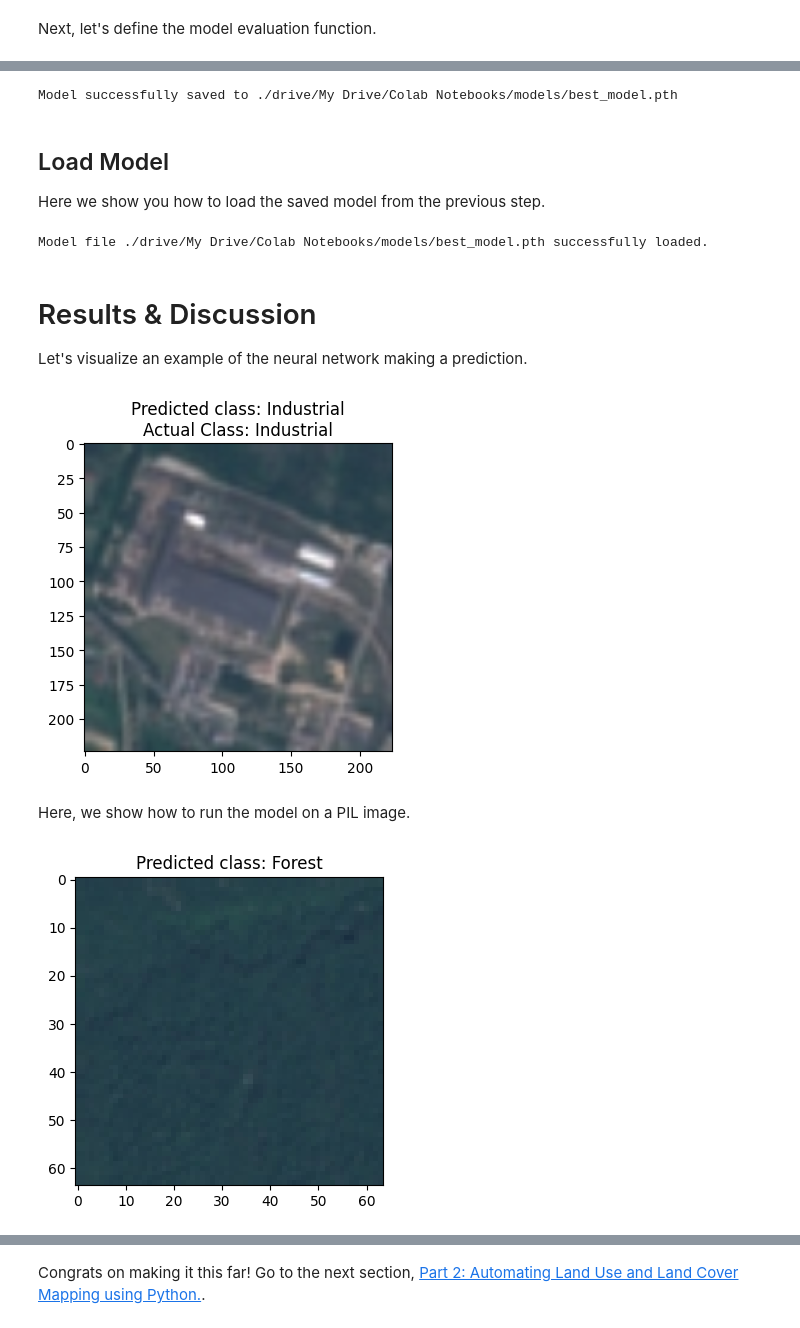
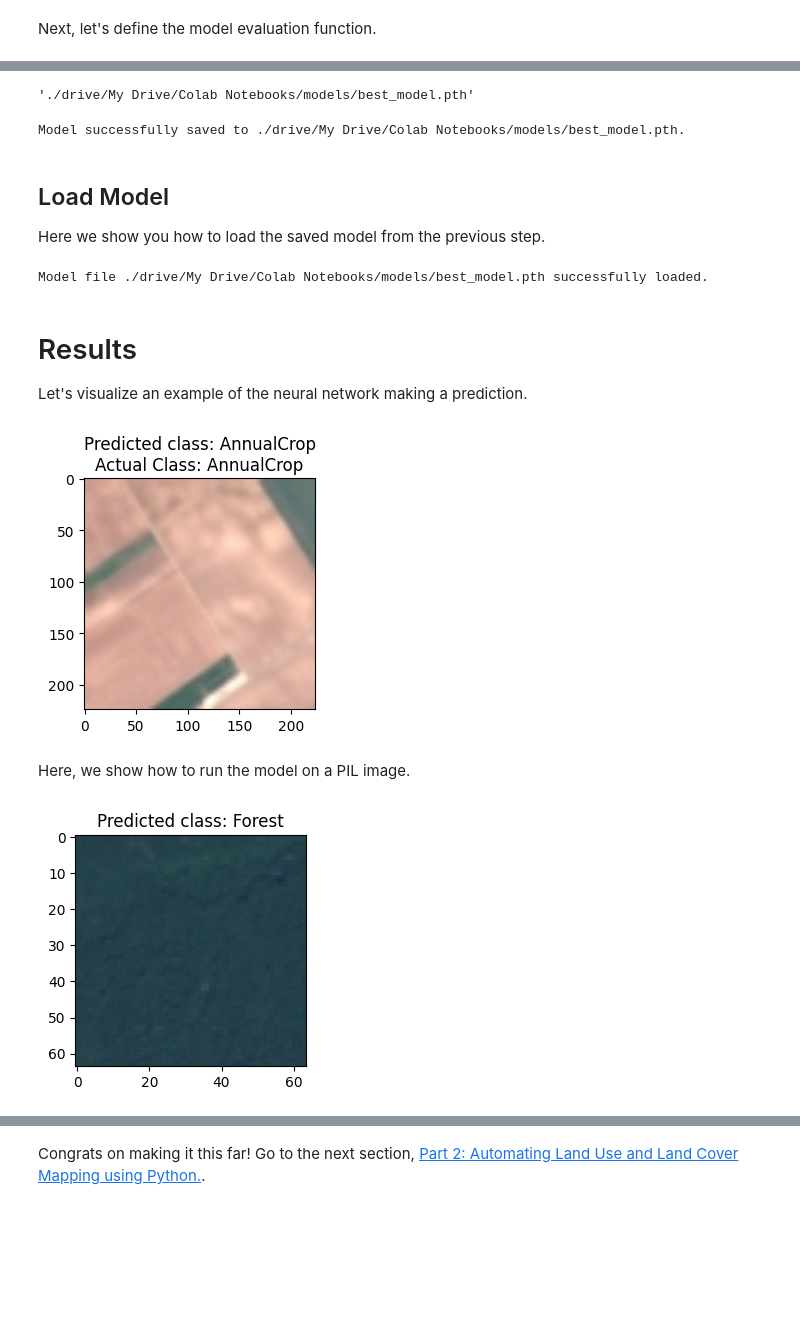
Before and after one commit to climatechange-ai-tutorials/lulc-classification, a Jupyter notebook: land_use_land_cover_part1.ipynb, the cells around one changed output, grey strips where cells are left out. Saved outputs shown, nothing was run; the diff lists cells and outputs as text; code cells hidden in the pictures; blank space fills up the shorter version.

```diff
--- a/land_use_land_cover_part1.ipynb
+++ b/land_use_land_cover_part1.ipynb
@@ -327,7 +348,6 @@ Note that when we load the model, we set the `pre-trained` flag to be True to in
 # %%
-model = models.resnet50(pretrained=True)
+model = models.resnet50(weights=models.ResNet50_Weights.DEFAULT)
 model.fc = torch.nn.Linear(model.fc.in_features, len(dataset.classes))
 model = model.to(device)
-
 torchsummary.summary(model, (3, 224, 224))
 # %% [output]
@@ -507,8 +544,7 @@ model_dir = "./drive/My Drive/Colab Notebooks/models/"
 if not os.path.exists(model_dir):
   os.makedirs(model_dir)
 
-model_file = model_dir + 'best_model.pth'
-torch.save(best_model, model_file)
-print('Model successfully saved to {}'.format(model_file))
+model_file = os.path.join(model_dir, 'best_model.pth')
+model_file
 # %% [output]
-Model successfully saved to ./drive/My Drive/Colab Notebooks/models/best_model.pth
+'./drive/My Drive/Colab Notebooks/models/best_model.pth'
@@ -515,51 +555,56 @@ Model successfully saved to ./drive/My Drive/Colab Notebooks/models/best_model.p
+# %%
+save_model(best_model, model_file)
+# %% [output]
+Model successfully saved to ./drive/My Drive/Colab Notebooks/models/best_model.pth.
 # %% [markdown]
 ## Load Model
 Here we show you how to load the saved model from the previous step.
 # %%
-model_dir = "./drive/My Drive/Colab Notebooks/models/"
-model_file = os.path.join(model_dir, 'best_model.pth')
+def load_model(model_file):
+  # Uncomment this to download the model file
+  #if not os.path.isfile(model_file):
+  #  model_file = 'best_model.pth'
+  #  !gdown "13AFOESwxKmexCoOeAbPSX_wr-hGOb9YY"
 
-# Uncomment this to download the model file
-#if not os.path.isfile(model_file):
-#  model_file = 'best_model.pth'
-#  !gdown "13AFOESwxKmexCoOeAbPSX_wr-hGOb9YY"
+  model = models.resnet50(weights=models.ResNet50_Weights.DEFAULT)
+  model.fc = torch.nn.Linear(model.fc.in_features, 10)
+  model.load_state_dict(torch.load(model_file))
+  model.eval()
 
-model = models.resnet50(pretrained=True)
-num_ftrs = model.fc.in_features
-model.fc = torch.nn.Linear(num_ftrs, 10)
-model.load_state_dict(torch.load(model_file))
-model.eval()
-
-print('Model file {} successfully loaded.'.format(model_file))
+  print('Model file {} successfully loaded.'.format(model_file))
+  return model
-# %% [output]
-Model file ./drive/My Drive/Colab Notebooks/models/best_model.pth successfully loaded.
+# %%
+model = load_model(model_file)
+# %% [output]
+Model file ./drive/My Drive/Colab Notebooks/models/best_model.pth successfully loaded.
 # %% [markdown]
-<a name="results-and-discussion"></a>
-# Results & Discussion
+<a name="results"></a>
+# Results
 
 Let's visualize an example of the neural network making a prediction.
 # %%
 # Retrieve sample image
-index = 10
+index = 15
 image, label = test_data[index]
 
 # Predict on sample
+model = model.to("cpu")
 output = model(image.unsqueeze(0))
 _, pred = torch.max(output, 1)
 
 # Get corresponding class label
 label = class_names[label]
 pred = class_names[pred[0]]
 
 # Visualize sample and prediction
 image = image.cpu().numpy().transpose((1, 2, 0))
 image = np.clip(np.array(imagenet_std) * image + np.array(imagenet_mean), 0, 1)
 
-fig, ax = plt.subplots(figsize=(4, 4))
+fig, ax = plt.subplots(figsize=(3, 3))
 ax.imshow(image)
 ax.set_title("Predicted class: {}\nActual Class: {}".format(pred, label));
 # %% [output]
-[figure, old version]
+[figure, new version]
 # %% [markdown]
 Here, we show how to run the model on a PIL image.
 # %%
@@ -578,8 +623,8 @@ _, pred = torch.max(output, 1)
 pred = class_names[pred[0]]
 
 # Visualize results
-fig, ax = plt.subplots(figsize=(4,4))
+fig, ax = plt.subplots(figsize=(3,3))
 ax.imshow(image)
 ax.set_title("Predicted class: {}".format(pred));
 # %% [output]
-[figure, old version]
+[figure, new version]
```
Also changed, not shown: parts of 50 cells of this notebook.
